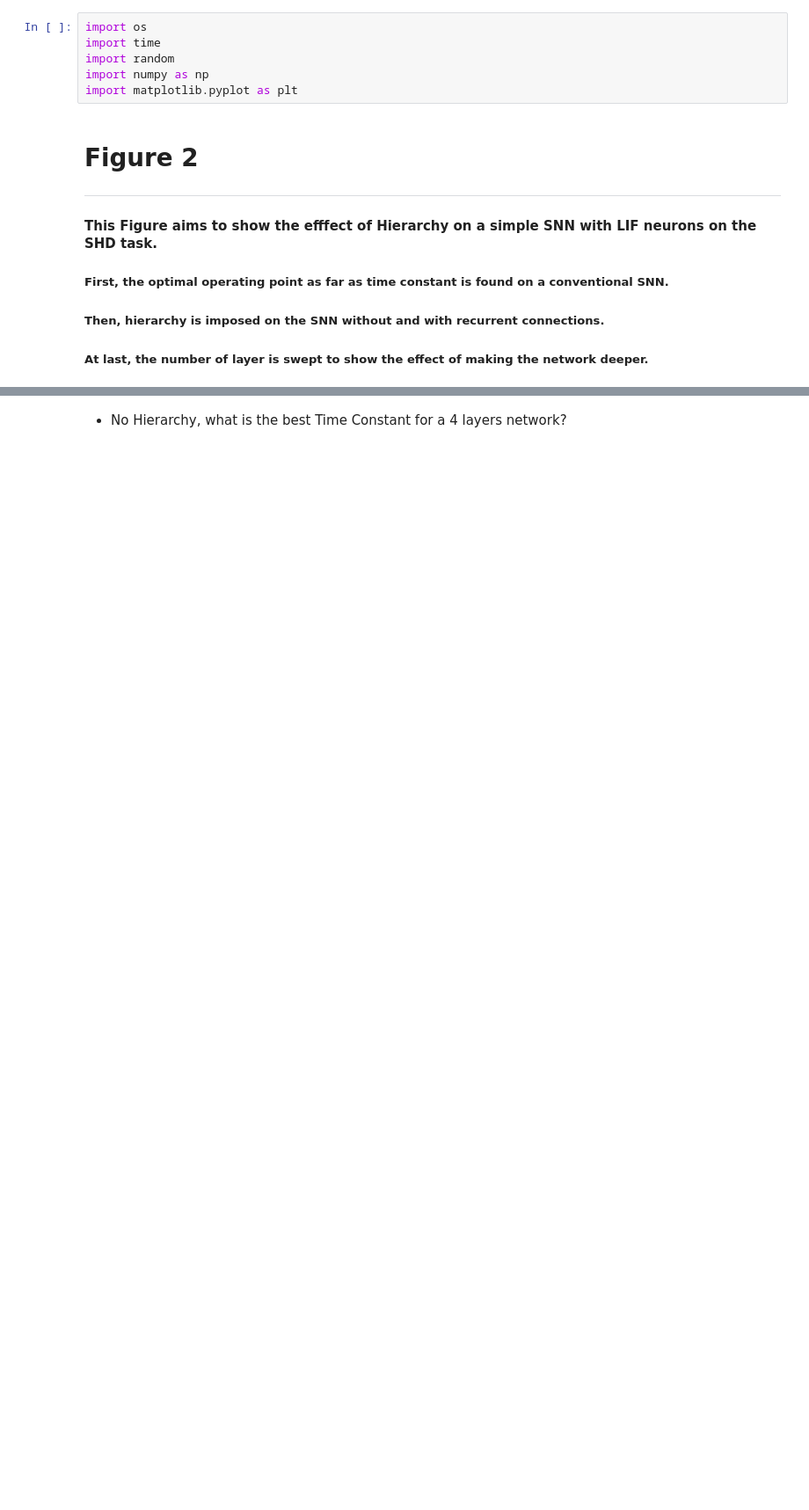
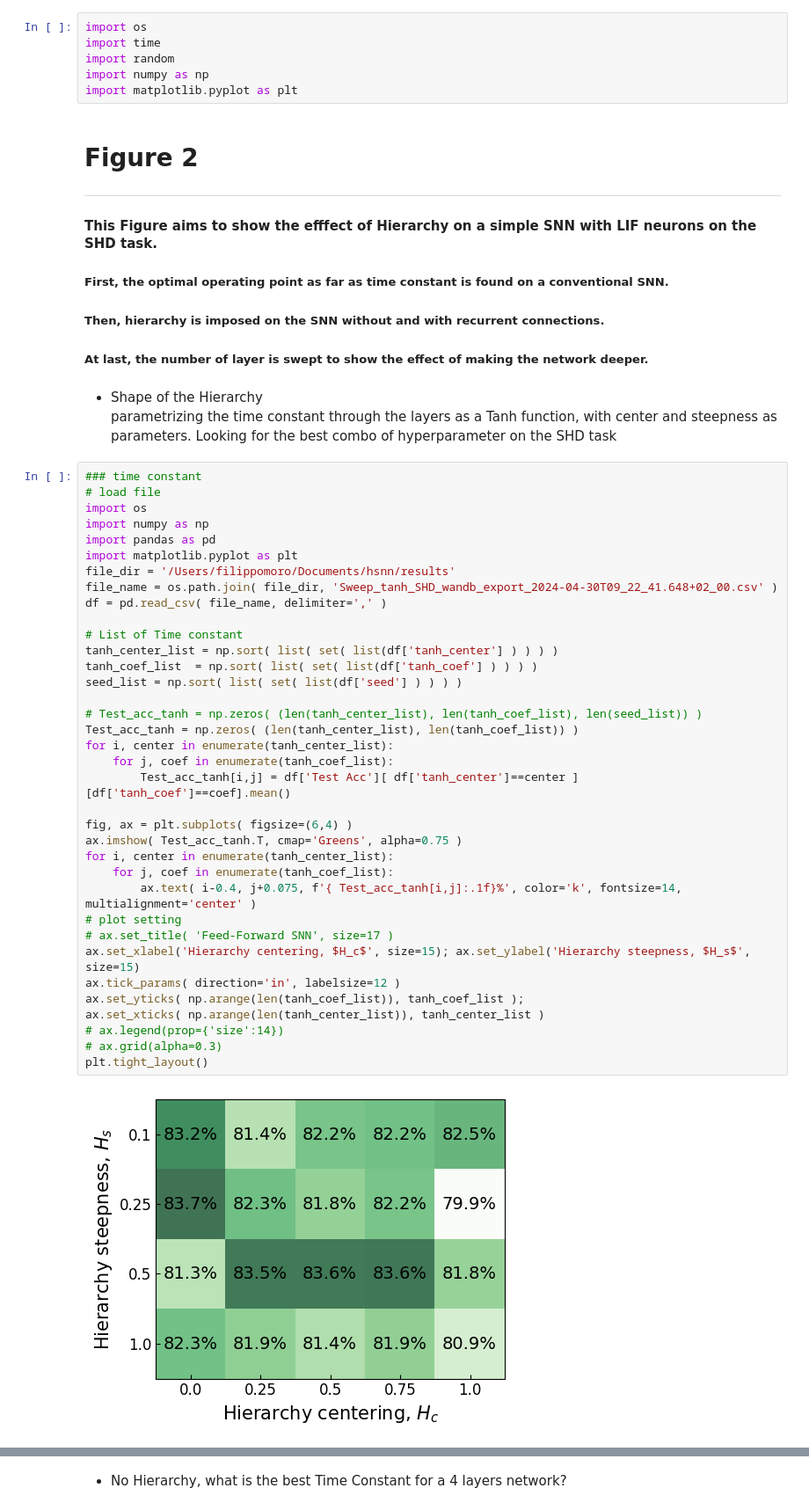
Before and after one commit to EIS-Hub/hSNN, a Jupyter notebook: plotting.ipynb, the cells around one changed output, grey strips where cells are left out. Shown at 88% size. Saved outputs shown, nothing was run; the diff lists cells and outputs as text; blank space fills up the shorter version.

Commit message:
FM: tanh plotting added

```diff
--- a/plotting.ipynb
+++ b/plotting.ipynb
@@ -12,3 +12,44 @@ import matplotlib.pyplot as plt
 ##### First, the optimal operating point as far as time constant is found on a conventional SNN.
 ##### Then, hierarchy is imposed on the SNN without and with recurrent connections.
 ##### At last, the number of layer is swept to show the effect of making the network deeper.
+# %% [markdown]
+- Shape of the Hierarchy \
+parametrizing the time constant through the layers as a Tanh function, with center and steepness as parameters. Looking for the best combo of hyperparameter on the SHD task
+# %%
+### time constant
+# load file
+import os
+import numpy as np
+import pandas as pd
+import matplotlib.pyplot as plt
+file_dir = '/Users/filippomoro/Documents/hsnn/results'
+file_name = os.path.join( file_dir, 'Sweep_tanh_SHD_wandb_export_2024-04-30T09_22_41.648+02_00.csv' )
+df = pd.read_csv( file_name, delimiter=',' )
+
+# List of Time constant
+tanh_center_list = np.sort( list( set( list(df['tanh_center'] ) ) ) )
+tanh_coef_list  = np.sort( list( set( list(df['tanh_coef'] ) ) ) )
+seed_list = np.sort( list( set( list(df['seed'] ) ) ) )
+
+# Test_acc_tanh = np.zeros( (len(tanh_center_list), len(tanh_coef_list), len(seed_list)) )
+Test_acc_tanh = np.zeros( (len(tanh_center_list), len(tanh_coef_list)) )
+for i, center in enumerate(tanh_center_list):
+    for j, coef in enumerate(tanh_coef_list):
+        Test_acc_tanh[i,j] = df['Test Acc'][ df['tanh_center']==center ][df['tanh_coef']==coef].mean()
+
+fig, ax = plt.subplots( figsize=(6,4) )
+ax.imshow( Test_acc_tanh.T, cmap='Greens', alpha=0.75 )
+for i, center in enumerate(tanh_center_list):
+    for j, coef in enumerate(tanh_coef_list):
+        ax.text( i-0.4, j+0.075, f'{ Test_acc_tanh[i,j]:.1f}%', color='k', fontsize=14, multialignment='center' )
+# plot setting
+# ax.set_title( 'Feed-Forward SNN', size=17 )
+ax.set_xlabel('Hierarchy centering, $H_c$', size=15); ax.set_ylabel('Hierarchy steepness, $H_s$', size=15)
+ax.tick_params( direction='in', labelsize=12 )
+ax.set_yticks( np.arange(len(tanh_coef_list)), tanh_coef_list );
+ax.set_xticks( np.arange(len(tanh_center_list)), tanh_center_list )
+# ax.legend(prop={'size':14})
+# ax.grid(alpha=0.3)
+plt.tight_layout()
+# %% [output]
+[figure, added]
```
Also changed, not shown: parts of 1 cell of this notebook.
